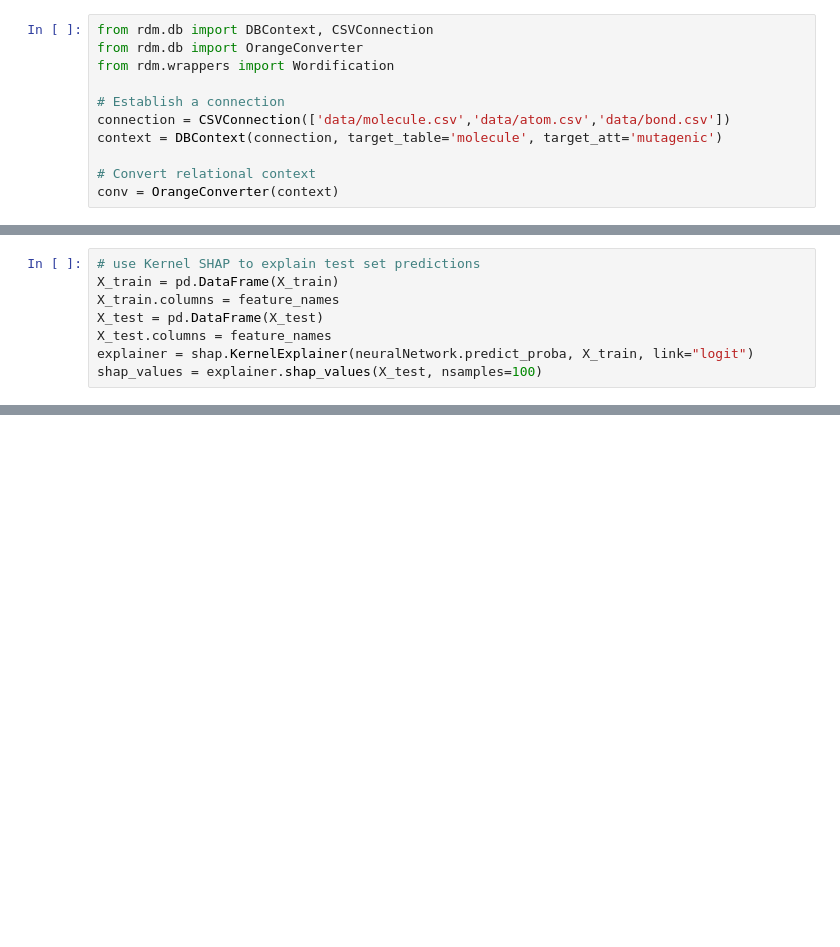
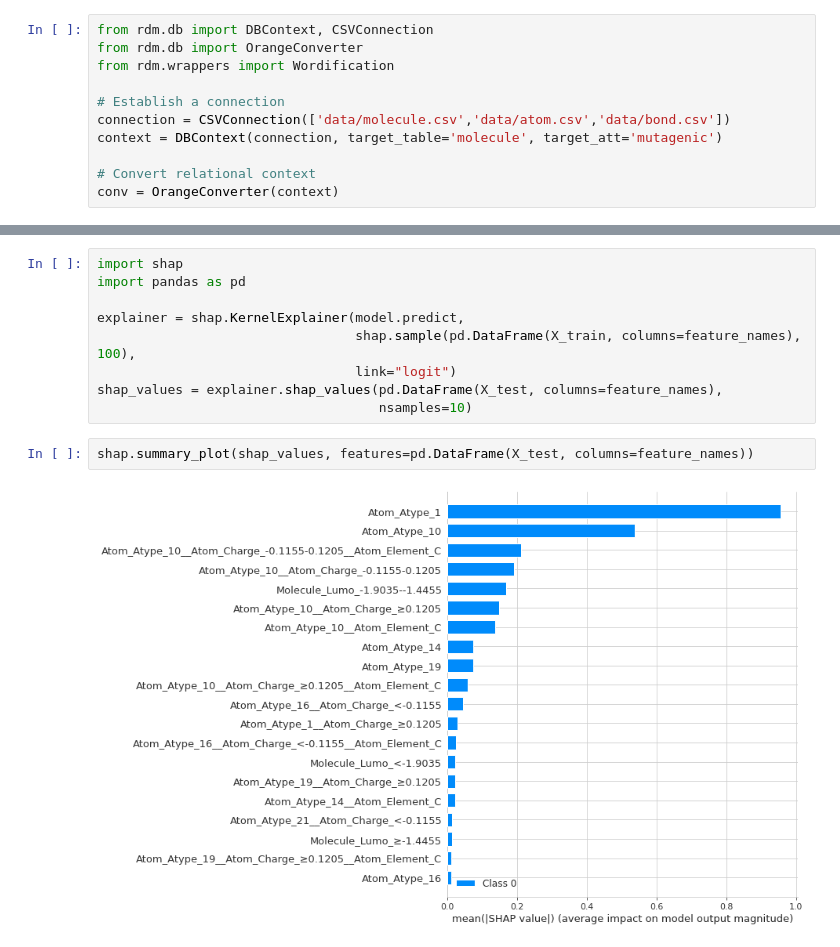
Before and after one commit to vpodpecan/representation_learning, a Jupyter notebook: Chapter6/propDRM.ipynb, the cells around one changed output, grey strips where cells are left out. Cells and saved outputs as stored; diff of their text form; blank space fills up the shorter version.

```diff
--- a/Chapter6/propDRM.ipynb
+++ b/Chapter6/propDRM.ipynb
@@ -213,8 +193,0 @@ The SHAP tool expores how combinations of features effectively impact model outp
-# %%
-# use Kernel SHAP to explain test set predictions
-X_train = pd.DataFrame(X_train)
-X_train.columns = feature_names
-X_test = pd.DataFrame(X_test)
-X_test.columns = feature_names
-explainer = shap.KernelExplainer(neuralNetwork.predict_proba, X_train, link="logit")
-shap_values = explainer.shap_values(X_test, nsamples=100)
@@ -228,0 +196,13 @@ The SHAP's plot offers direct insight into which features were the most relevant
+# %%
+import shap
+import pandas as pd
+
+explainer = shap.KernelExplainer(model.predict,
+                                 shap.sample(pd.DataFrame(X_train, columns=feature_names), 100),
+                                 link="logit")
+shap_values = explainer.shap_values(pd.DataFrame(X_test, columns=feature_names),
+                                    nsamples=10)
+# %%
+shap.summary_plot(shap_values, features=pd.DataFrame(X_test, columns=feature_names))
+# %% [output]
+[figure, added]
```
Also changed, not shown: parts of 28 cells of this notebook, 1 other file.
